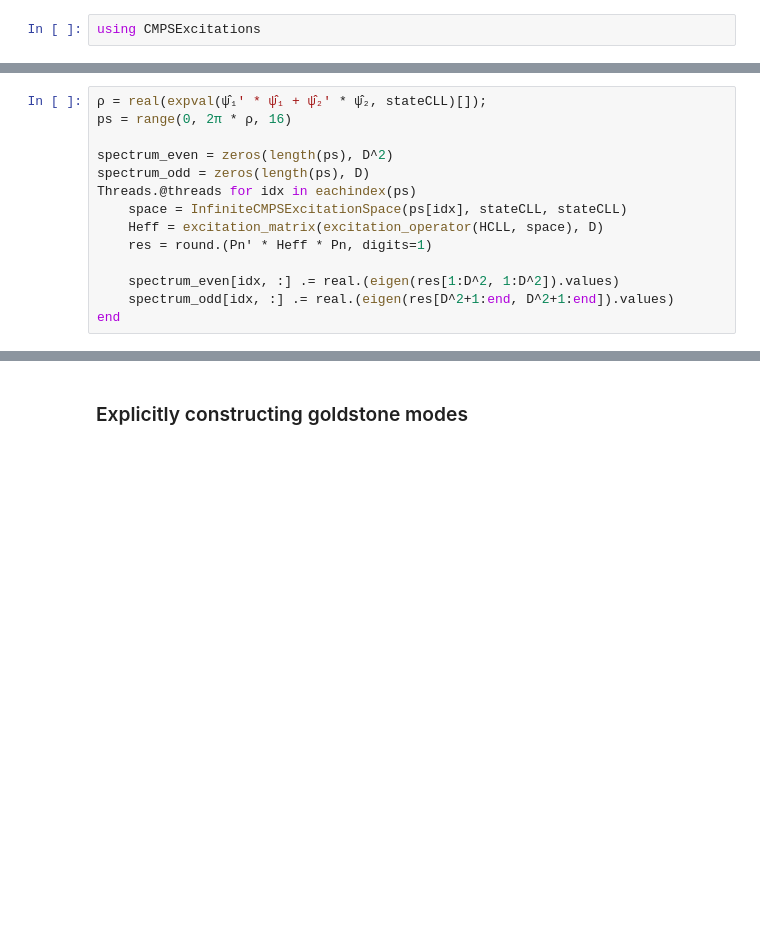
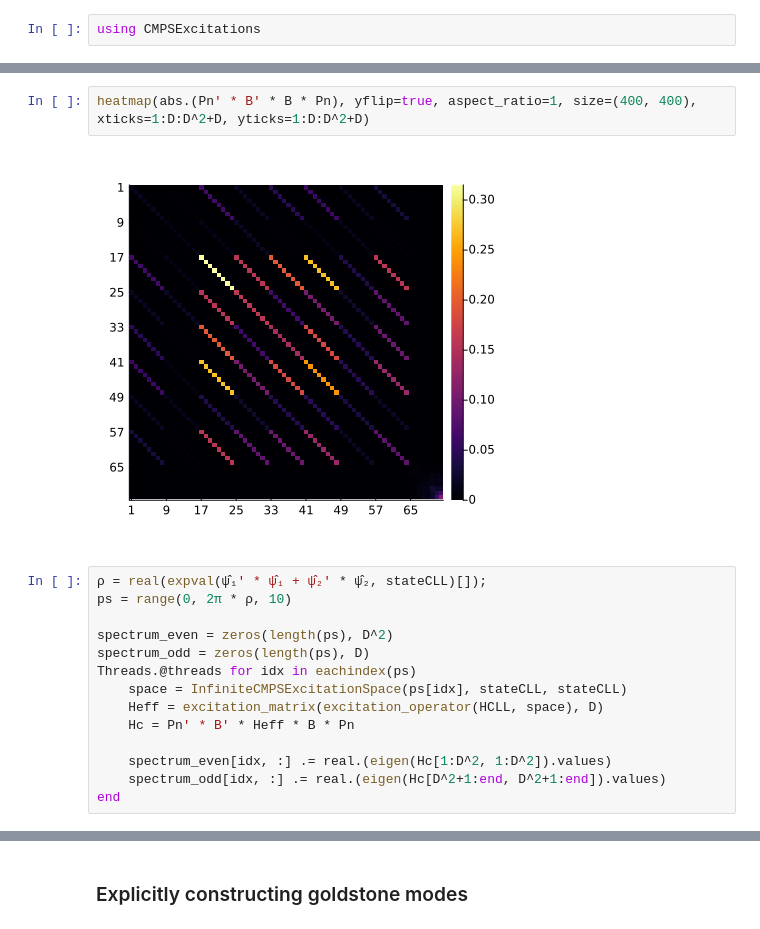
Before and after one commit to 20akshay00/CMPSExcitations, a Jupyter notebook: notebooks/yang-gaudin/excitation_consistency.ipynb, the cells around one changed output, grey strips where cells are left out. Drawn from its saved outputs; the diff is of its cells as text; blank space fills up the shorter version.

```diff
--- a/notebooks/yang-gaudin/excitation_consistency.ipynb
+++ b/notebooks/yang-gaudin/excitation_consistency.ipynb
@@ -130,14 +145,18 @@ heatmap(abs.(res .- Diagonal(res)), yflip=true, aspect_ratio=1, size=(400, 400),
+# %%
+heatmap(abs.(Pn' * B' * B * Pn), yflip=true, aspect_ratio=1, size=(400, 400), xticks=1:D:D^2+D, yticks=1:D:D^2+D)
+# %% [output]
+[figure, added]
 # %%
 ρ = real(expval(ψ̂₁' * ψ̂₁ + ψ̂₂' * ψ̂₂, stateCLL)[]);
-ps = range(0, 2π * ρ, 16)
+ps = range(0, 2π * ρ, 10)
 
 spectrum_even = zeros(length(ps), D^2)
 spectrum_odd = zeros(length(ps), D)
 Threads.@threads for idx in eachindex(ps)
     space = InfiniteCMPSExcitationSpace(ps[idx], stateCLL, stateCLL)
     Heff = excitation_matrix(excitation_operator(HCLL, space), D)
-    res = round.(Pn' * Heff * Pn, digits=1)
+    Hc = Pn' * B' * Heff * B * Pn
 
-    spectrum_even[idx, :] .= real.(eigen(res[1:D^2, 1:D^2]).values)
-    spectrum_odd[idx, :] .= real.(eigen(res[D^2+1:end, D^2+1:end]).values)
+    spectrum_even[idx, :] .= real.(eigen(Hc[1:D^2, 1:D^2]).values)
+    spectrum_odd[idx, :] .= real.(eigen(Hc[D^2+1:end, D^2+1:end]).values)
 end
```
Also changed, not shown: parts of 8 cells of this notebook, 3 other files.
